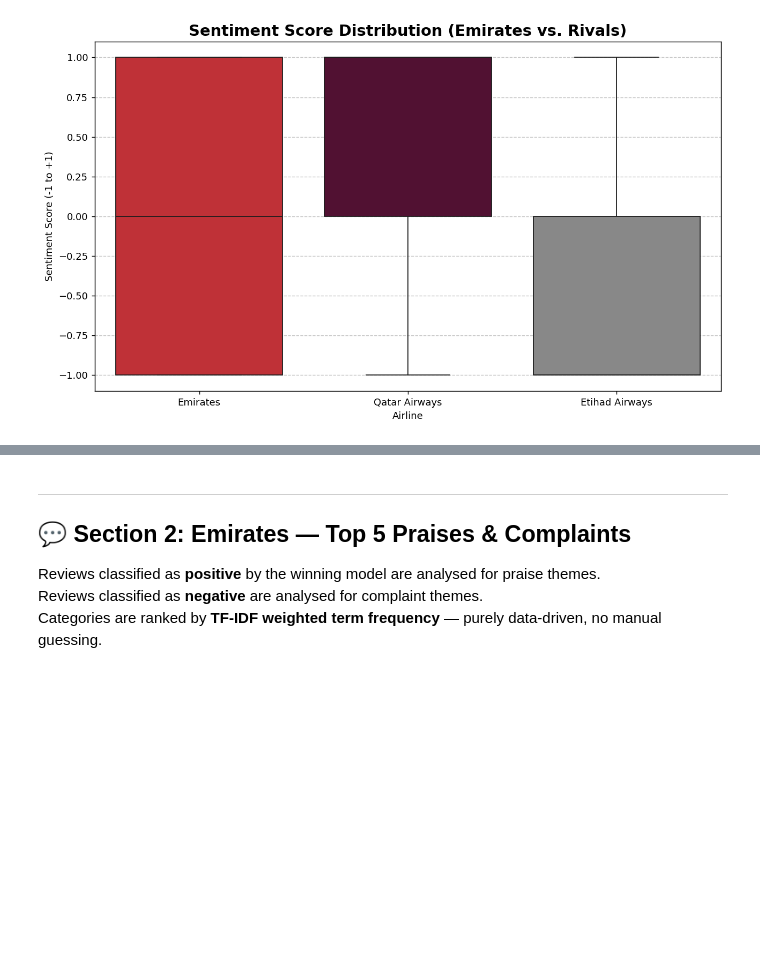
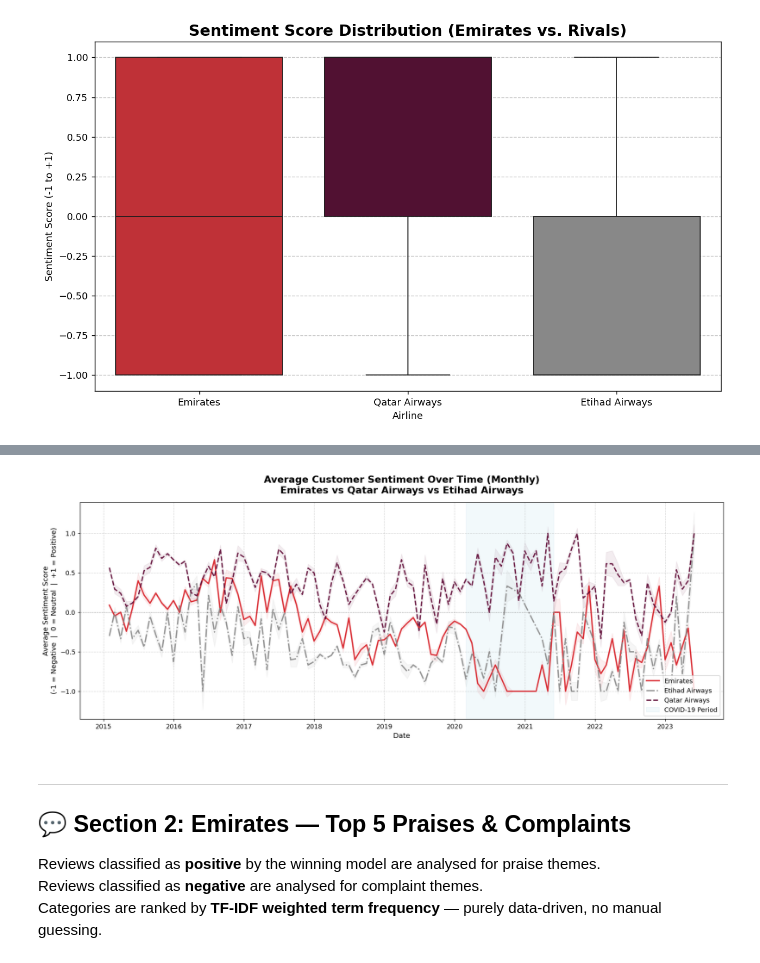
Before and after one commit to Dheerajc15/Analysis-of-Emirates-Customer-Sentiment-and-Campaign-Effectiveness, a Jupyter notebook: notebooks/Final Report.ipynb, the cells around one changed output, grey strips where cells are left out. Drawn from its saved outputs; the diff is of its cells as text; code cells hidden in the pictures; blank space fills up the shorter version.

```diff
--- a/notebooks/Final Report.ipynb
+++ b/notebooks/Final Report.ipynb
@@ -185,3 +315,88 @@ Sentiment score range: -1.0 (very negative) to +1.0 (very positive)
+# %%
+# ── Sentiment Over Time: Monthly average for all 3 airlines ──────────────────
+
+df_t = df_rivals.copy()
+
+# Parse date column
+if "DatePub" not in df_t.columns:
+    print("⚠️  'DatePub' column not found. Available columns:", df_t.columns.tolist())
+else:
+    df_t["DatePub"] = pd.to_datetime(df_t["DatePub"], errors="coerce")
+    df_t = df_t.dropna(subset=["DatePub", "sentiment_score"])
+
+    # Monthly mean sentiment per airline
+    df_time = (
+        df_t.groupby([pd.Grouper(key="DatePub", freq="ME"), "AirlineName"])["sentiment_score"]
+        .mean()
+        .reset_index()
+    )
+    # Only show from 2015 onward (earlier data is sparse and noisy)
+    df_time = df_time[df_time["DatePub"] >= "2015-01-01"]
+
+    # ── Year-level summary table ──────────────────────────────────────────────
+    df_time["Year"] = df_time["DatePub"].dt.year
+    yearly = (
+        df_time.groupby(["Year", "AirlineName"])["sentiment_score"]
+        .mean()
+        .unstack("AirlineName")
+        .round(3)
+    )
+
+    # ── Plot ──────────────────────────────────────────────────────────────────
+    fig, ax = plt.subplots(figsize=(15, 6))
+
+    palette = {
+        "Emirates"      : EMIRATES_RED,
+        "Qatar Airways" : QATAR_BURGUNDY,
+        "Etihad Airways": NEUTRAL_GREY,
+    }
+    line_styles = {
+        "Emirates"      : "-",
+        "Qatar Airways" : "--",
+        "Etihad Airways": "-.",
+    }
+
+    for airline, grp in df_time.groupby("AirlineName"):
+        grp = grp.sort_values("DatePub")
+        ax.plot(
+            grp["DatePub"], grp["sentiment_score"],
+            color=palette.get(airline, "blue"),
+            linestyle=line_styles.get(airline, "-"),
+            linewidth=2,
+            label=airline,
+            alpha=0.9,
+        )
+        # Shaded confidence band using rolling std
+        rolling = grp.set_index("DatePub")["sentiment_score"].rolling("90D", min_periods=1)
+        ax.fill_between(
+            grp["DatePub"],
+            grp["sentiment_score"] - rolling.std().fillna(0).values * 0.3,
+            grp["sentiment_score"] + rolling.std().fillna(0).values * 0.3,
+            color=palette.get(airline, "blue"),
+            alpha=0.07,
+        )
+
+    # Annotate COVID dip period
+    ax.axvspan(
+        pd.Timestamp("2020-03-01"), pd.Timestamp("2021-06-01"),
+        color="lightblue", alpha=0.15, label="COVID-19 Period",
+    )
+    ax.axhline(0, color="black", linewidth=0.8, linestyle=":", alpha=0.4)
+
+    ax.set_title(
+        "Average Customer Sentiment Over Time (Monthly)\nEmirates vs Qatar Airways vs Etihad Airways",
+        fontsize=15, fontweight="bold", pad=14,
+    )
+    ax.set_ylabel("Average Sentiment Score\n(-1 = Negative  |  0 = Neutral  |  +1 = Positive)", fontsize=11)
+    ax.set_xlabel("Date", fontsize=11)
+    ax.legend(fontsize=10, loc="lower right")
+    ax.grid(True, linestyle="--", alpha=0.5)
+    plt.tight_layout()
+    plt.savefig("../reports/figures/sentiment_over_time.png", bbox_inches="tight", dpi=150)
+    plt.show()
+    plt.close()
+# %% [output]
+[figure, added]
 # %% [markdown]
 ---
 ## 💬 Section 2: Emirates — Top 5 Praises & Complaints
```
Also changed, not shown: parts of 2 cells of this notebook.
